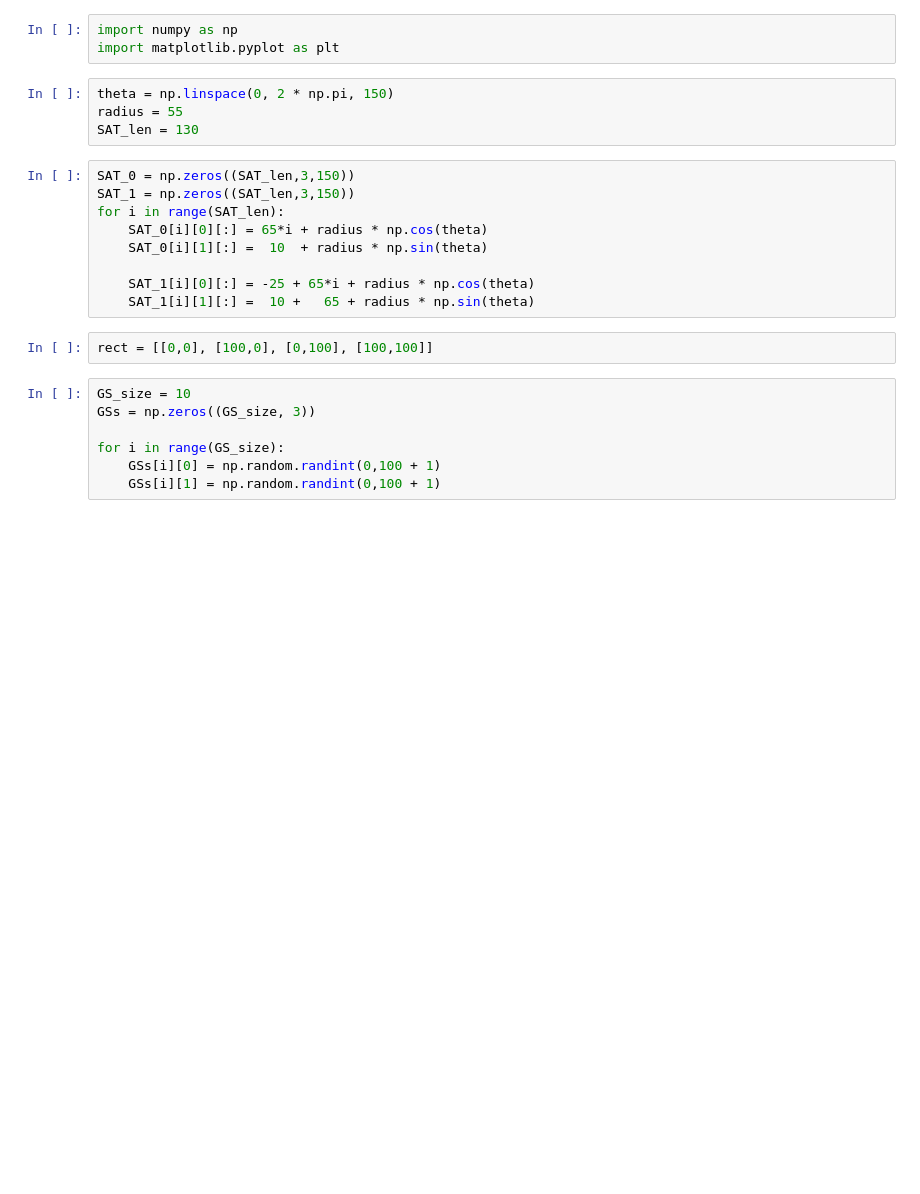
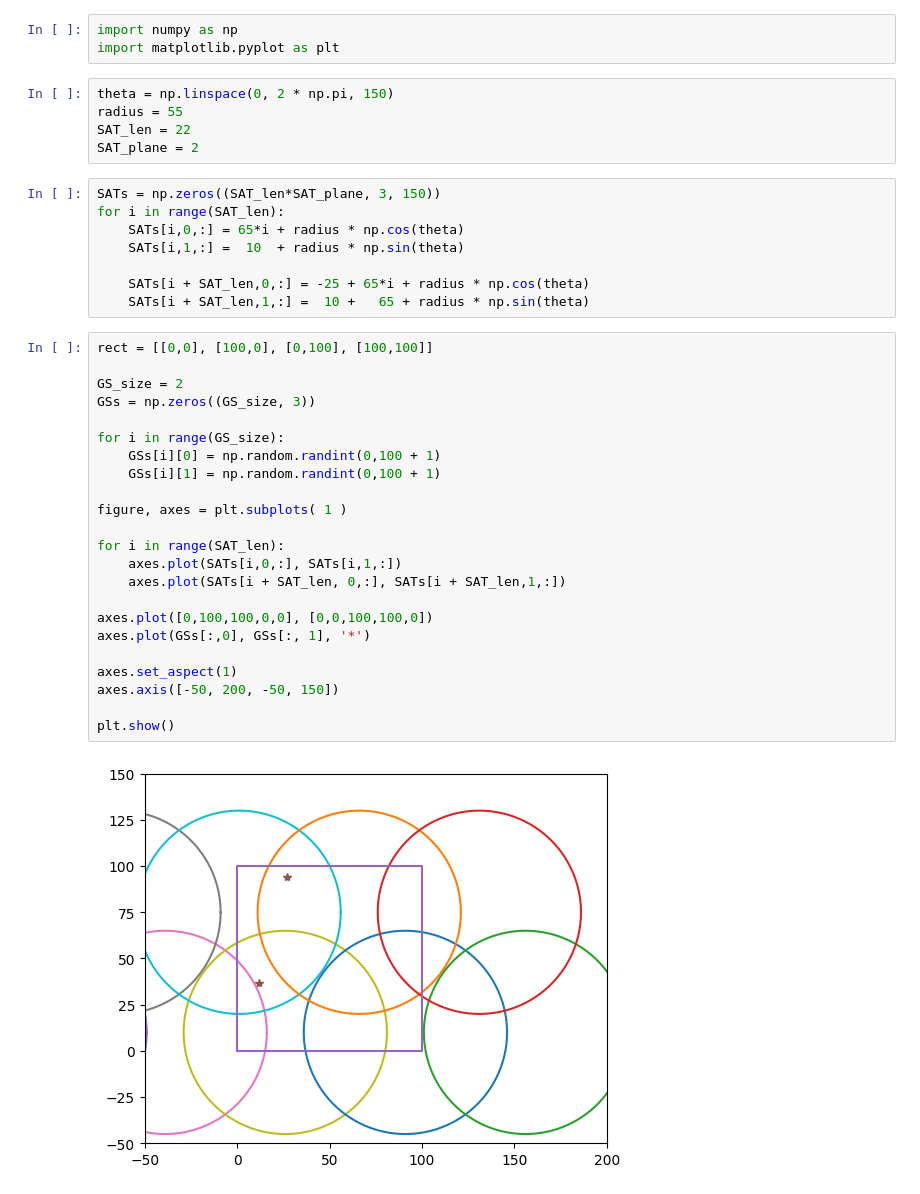
Before and after one commit to sive2045/MADL, a Jupyter notebook: rllib/test.ipynb, the cells around one changed output. Cells and saved outputs as stored; diff of their text form; blank space fills up the shorter version.

```diff
--- a/rllib/test.ipynb
+++ b/rllib/test.ipynb
@@ -4,22 +4,38 @@ import matplotlib.pyplot as plt
 # %%
 theta = np.linspace(0, 2 * np.pi, 150)
 radius = 55
-SAT_len = 130
+SAT_len = 22
+SAT_plane = 2
 # %%
-SAT_0 = np.zeros((SAT_len,3,150))
-SAT_1 = np.zeros((SAT_len,3,150))
+SATs = np.zeros((SAT_len*SAT_plane, 3, 150))
 for i in range(SAT_len):
-    SAT_0[i][0][:] = 65*i + radius * np.cos(theta)
-    SAT_0[i][1][:] =  10  + radius * np.sin(theta)
+    SATs[i,0,:] = 65*i + radius * np.cos(theta)
+    SATs[i,1,:] =  10  + radius * np.sin(theta)
 
-    SAT_1[i][0][:] = -25 + 65*i + radius * np.cos(theta)
-    SAT_1[i][1][:] =  10 +   65 + radius * np.sin(theta)
+    SATs[i + SAT_len,0,:] = -25 + 65*i + radius * np.cos(theta)
+    SATs[i + SAT_len,1,:] =  10 +   65 + radius * np.sin(theta)
-# %%
-rect = [[0,0], [100,0], [0,100], [100,100]]
-# %%
-GS_size = 10
-GSs = np.zeros((GS_size, 3))
-
-for i in range(GS_size):
-    GSs[i][0] = np.random.randint(0,100 + 1)
-    GSs[i][1] = np.random.randint(0,100 + 1)
+# %%
+rect = [[0,0], [100,0], [0,100], [100,100]]
+
+GS_size = 2
+GSs = np.zeros((GS_size, 3))
+
+for i in range(GS_size):
+    GSs[i][0] = np.random.randint(0,100 + 1)
+    GSs[i][1] = np.random.randint(0,100 + 1)
+
+figure, axes = plt.subplots( 1 )
+
+for i in range(SAT_len):
+    axes.plot(SATs[i,0,:], SATs[i,1,:])
+    axes.plot(SATs[i + SAT_len, 0,:], SATs[i + SAT_len,1,:])
+
+axes.plot([0,100,100,0,0], [0,0,100,100,0])
+axes.plot(GSs[:,0], GSs[:, 1], '*')
+
+axes.set_aspect(1)
+axes.axis([-50, 200, -50, 150])
+
+plt.show()
+# %% [output]
+[figure, added]
```
Also changed, not shown: parts of 9 cells of this notebook, 2 other files.
